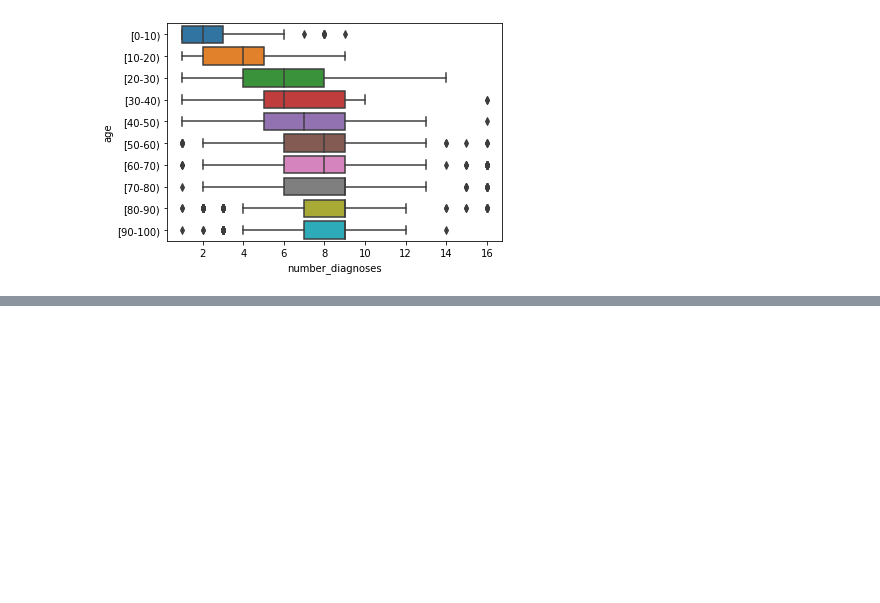
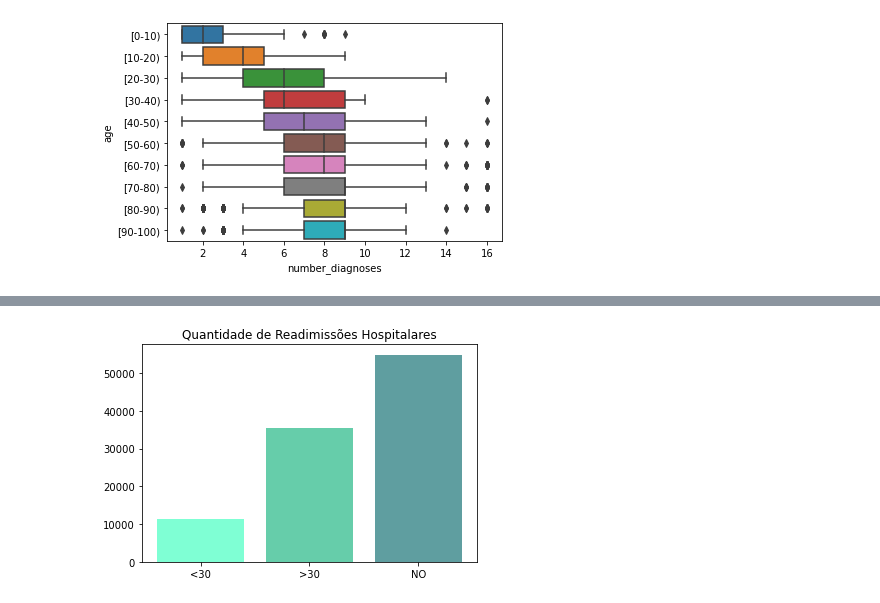
Before and after one commit to Luzcka/CursoLetsCode, a Jupyter notebook: diabetes.ipynb, the cells around one changed output, grey strips where cells are left out. Drawn from its saved outputs; the diff is of its cells as text; code cells hidden in the pictures; blank space fills up the shorter version.

```diff
--- a/diabetes.ipynb
+++ b/diabetes.ipynb
@@ -129,0 +169,8 @@ px.scatter(data_frame=df_age, x='time_in_hospital', y='number_diagnoses', color=
+# %%
+df_bar_readmitted = df_diabetes.pivot_table(index='readmitted', values='encounter_id', aggfunc='count')
+df_bar_readmitted
+
+ax = plt.bar(df_bar_readmitted.index, df_bar_readmitted['encounter_id'], color=['#7FFFD4', '#66CDAA', '#5F9EA0'])
+plt.title('Quantidade de Readimissões Hospitalares');
+# %% [output]
+[figure, added]
```
Also changed, not shown: parts of 7 cells of this notebook, 1 other file.
